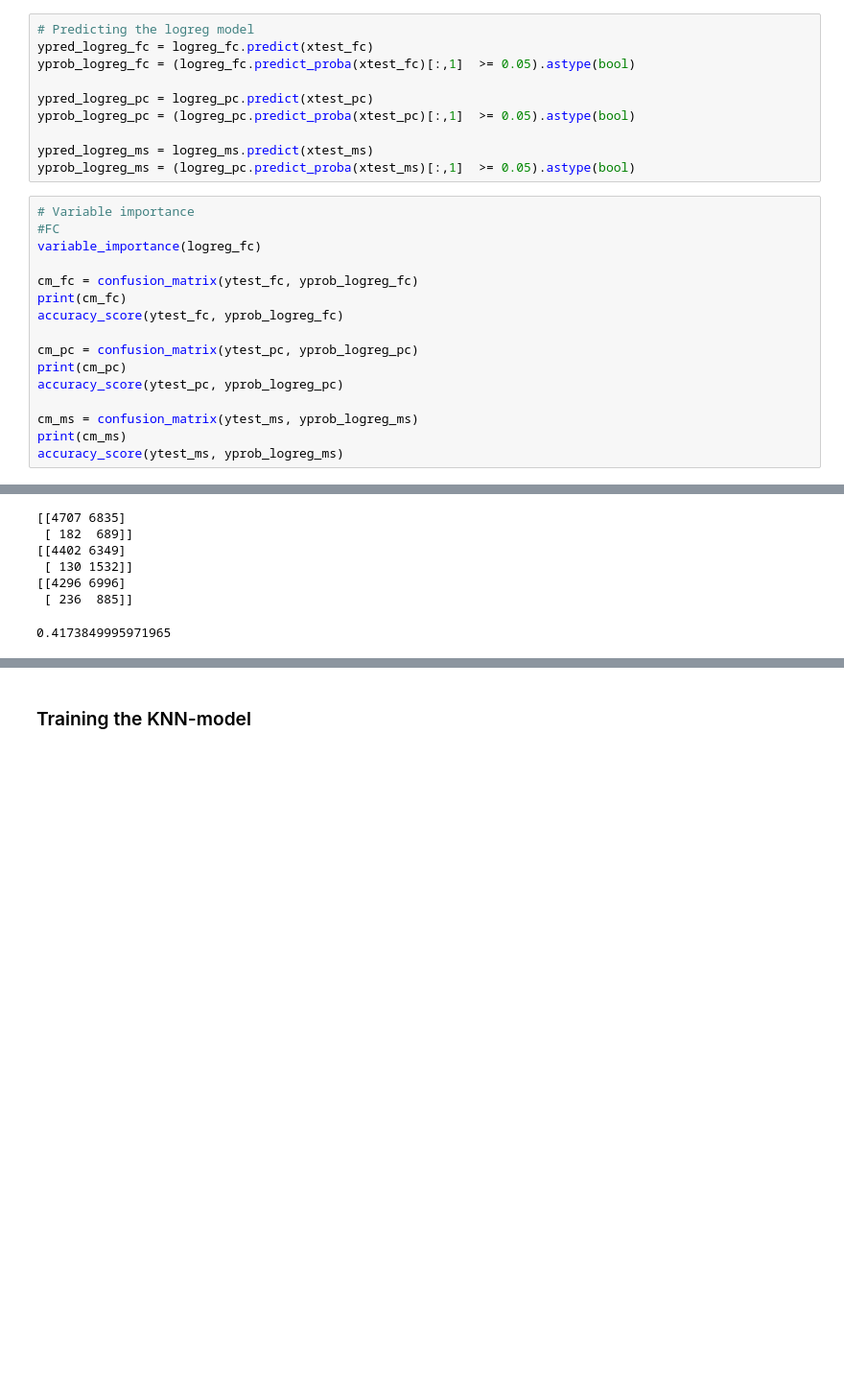
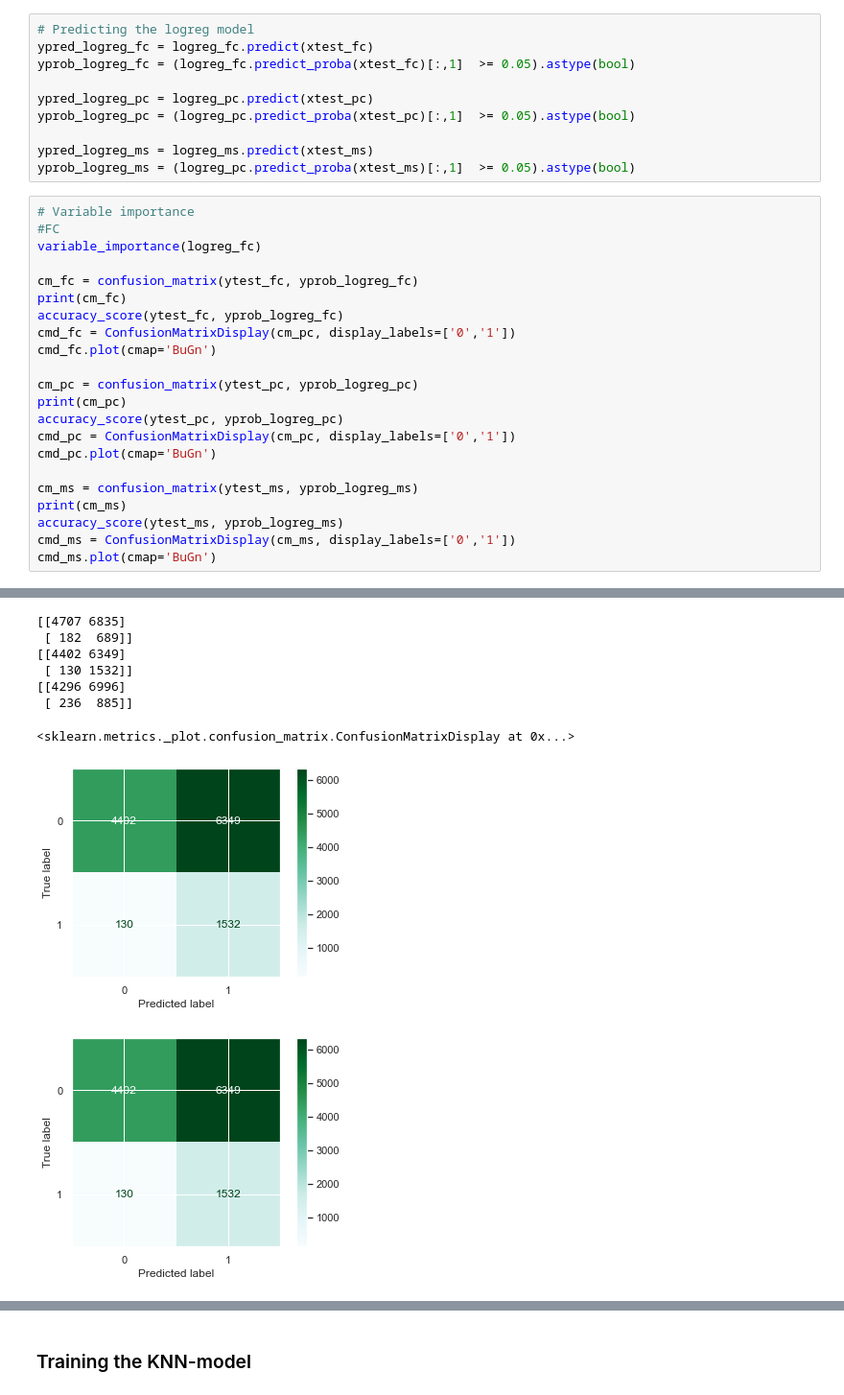
Before and after one commit to sondreid/BAN427, a Jupyter notebook: ban427.ipynb, the cells around one changed output, grey strips where cells are left out. Shown at 96% size. Drawn from its saved outputs; the diff is of its cells as text; blank space fills up the shorter version.

```diff
--- a/ban427.ipynb
+++ b/ban427.ipynb
@@ -427,37 +422,45 @@ variable_importance(logreg_fc)
 cm_fc = confusion_matrix(ytest_fc, yprob_logreg_fc)
 print(cm_fc)
 accuracy_score(ytest_fc, yprob_logreg_fc)
+cmd_fc = ConfusionMatrixDisplay(cm_pc, display_labels=['0','1'])
+cmd_fc.plot(cmap='BuGn')
 
 cm_pc = confusion_matrix(ytest_pc, yprob_logreg_pc)
 print(cm_pc)
 accuracy_score(ytest_pc, yprob_logreg_pc)
+cmd_pc = ConfusionMatrixDisplay(cm_pc, display_labels=['0','1'])
+cmd_pc.plot(cmap='BuGn')
 
 cm_ms = confusion_matrix(ytest_ms, yprob_logreg_ms)
 print(cm_ms)
 accuracy_score(ytest_ms, yprob_logreg_ms)
+cmd_ms = ConfusionMatrixDisplay(cm_ms, display_labels=['0','1'])
+cmd_ms.plot(cmap='BuGn')
 # %% [output]
 Feature: 0, Score: -0.39742
 Feature: 1, Score: 0.28328
 Feature: 2, Score: -0.19321
 Feature: 3, Score: -0.54978
 Feature: 4, Score: 0.31932
 Feature: 5, Score: 0.08064
 Feature: 6, Score: -0.18965
 Feature: 7, Score: 0.08006
 Feature: 8, Score: -0.16694
 Feature: 9, Score: 0.10476
 Feature: 10, Score: -0.18109
 Feature: 11, Score: 0.25441
 Feature: 12, Score: 0.17188
 Feature: 13, Score: 0.03359
 Feature: 14, Score: -0.05086
 Feature: 15, Score: -0.09762
 Feature: 16, Score: -0.20363
 [figure]
 [[4707 6835]
  [ 182  689]]
 [[4402 6349]
  [ 130 1532]]
 [[4296 6996]
  [ 236  885]]
-0.4173849995971965
+<sklearn.metrics._plot.confusion_matrix.ConfusionMatrixDisplay at 0x...>
+[figure, added]
+[figure, added]
```
Also changed, not shown: parts of 8 cells of this notebook.
